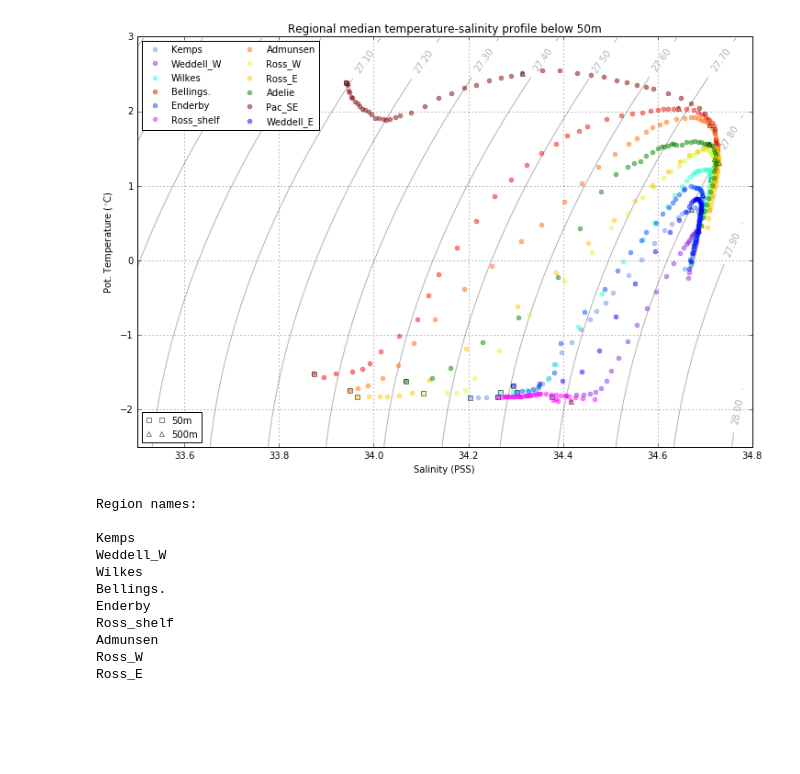
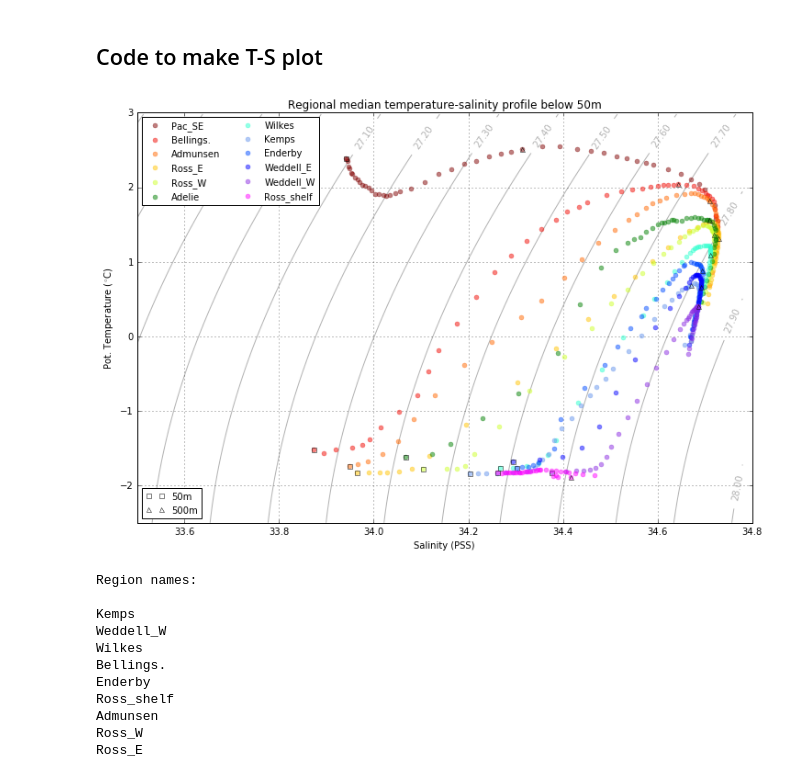
Before and after one commit to earlew/gfd_project_2017, a Jupyter notebook: data_for_abernathey/plot_regional_TS.ipynb, the cells around one changed output. Cells and saved outputs as stored; diff of their text form; code cells hidden in the pictures; blank space fills up the shorter version.

```diff
--- a/data_for_abernathey/plot_regional_TS.ipynb
+++ b/data_for_abernathey/plot_regional_TS.ipynb
@@ -5,7 +5,7 @@ import pickle
 region_verts = pickle.load(open("region_verts.p", "rb"))
 
 # load T-S data
-TS_data = pickle.load(open("median_TS_profile_data.p", "rb"))
+TS_data = pickle.load(open("median_TS_data_region_set5.p", "rb"))
 
 # get list of regions
-region_names = list(region_verts.keys())
+region_names = TS_data["ordered_region_names"]
@@ -16,3 +39,5 @@ region_names = list(region_verts.keys())
+# %% [markdown]
+## Code to make T-S plot
 # %%
 %matplotlib inline
 
@@ -22,8 +47,7 @@ import seawater as sw
 from addDensityContours import addDensityContours
 
 
-# load T-S data
-TS_data = pickle.load(open("median_TS_profile_data.p", "rb"))
+# define minimum pressure
 min_pres = TS_data["Pressure"][0]
 
 # get index for 500db
@@ -57,34 +81,34 @@ for reg in region_names:
     p1, = plt.plot(TS_data[reg]["Salinity"][0], TS_data[reg]["Pot-Temp"][0], 's', mfc="None", markersize=5,
                    zorder=10, mec='k', label='%sm'%min_pres)
 
     # add triangle marker at 500m
     if reg is not 'Ross_shelf':
         p2, = plt.plot(TS_data[reg]["Salinity"][p500_idx], TS_data[reg]["Pot-Temp"][p500_idx], '^',
                        mfc="None", ms=5, zorder=10, mec='k', label='500m')
 
     marker_list = [p1, p2]
     p0_list.append(p0)
 
 # add density contours, axis labels and other stuff
 addDensityContours(plt.gca(), temp_range=temp_lim, sal_range=sal_lim, drho=0.1)
 plt.ylim(temp_lim)
 plt.xlim(sal_lim)
 plt.ylabel('Pot. Temperature ($^{\circ}$C)')
 plt.xlabel('Salinity (PSS)')
 plt.grid(True)
 plt.title("Regional median temperature-salinity profile below %sm" %min_pres)
 
 # create legend for region labels
 leg1 = plt.legend(handles=p0_list, loc=2, ncol=2, numpoints=1, fontsize=10)
 
 # create legend for region depth labels
 plt.legend(handles=marker_list, loc=3, fontsize=10)
 plt.gca().add_artist(leg1)
 
 # save figure
 plt.savefig('regional_median_TS_profiles.pdf', bbox_inches='tight')
 # %% [output]
-[figure, old version]
+[figure, new version]
 # %%
 print("Region names:\n")
 for region_name in region_names:
```
Also changed, not shown: parts of 3 cells of this notebook, 6 other files.
